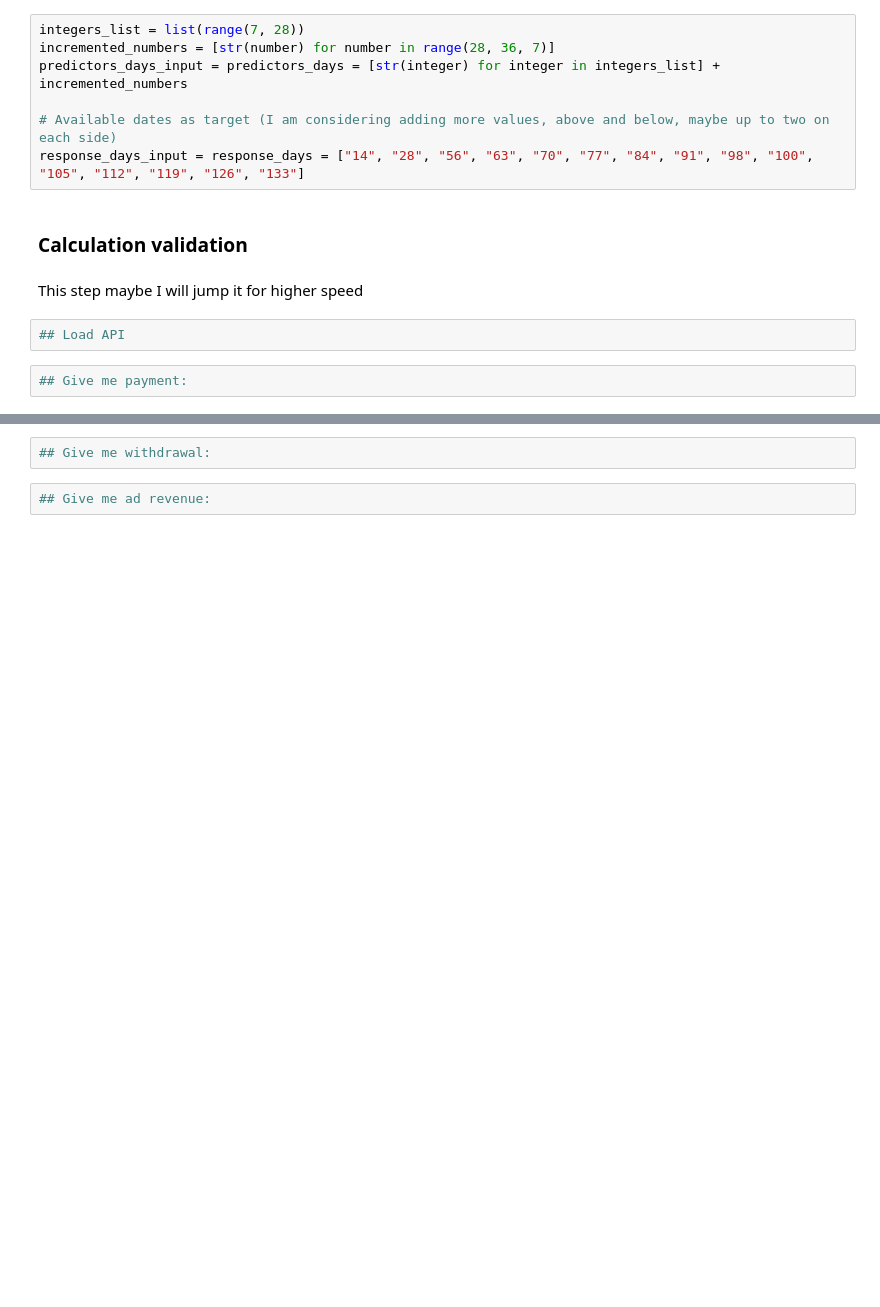
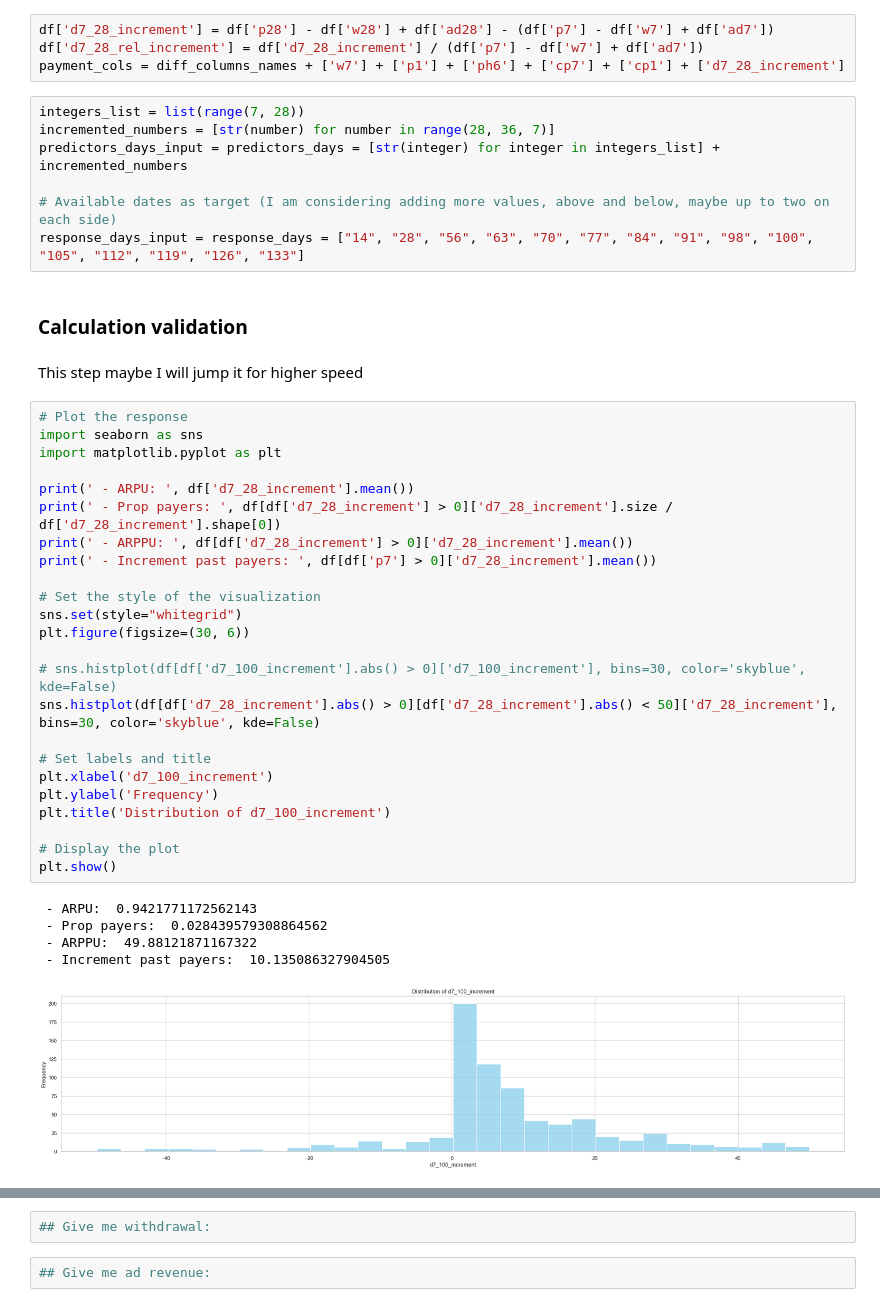
Before and after one commit to PereFuster/Acorn-Casino-PLTV, a Jupyter notebook: acorn_pltv_dict_trainning_ios.ipynb, the cells around one changed output, grey strips where cells are left out. Saved outputs shown, nothing was run; the diff lists cells and outputs as text; blank space fills up the shorter version.

```diff
--- a/acorn_pltv_dict_trainning_ios.ipynb
+++ b/acorn_pltv_dict_trainning_ios.ipynb
@@ -136,3 +134,7 @@ df['d7_28_increment'] = df['p28'] - df['w28'] + df['ad28'] - (df['p7'] - df['w7'
+# %%
+df['d7_28_increment'] = df['p28'] - df['w28'] + df['ad28'] - (df['p7'] - df['w7'] + df['ad7'])
+df['d7_28_rel_increment'] = df['d7_28_increment'] / (df['p7'] - df['w7'] + df['ad7'])
+payment_cols = diff_columns_names + ['w7'] + ['p1'] + ['ph6'] + ['cp7'] + ['cp1'] + ['d7_28_increment']
 # %%
 integers_list = list(range(7, 28))
 incremented_numbers = [str(number) for number in range(28, 36, 7)]
@@ -144,7 +146,33 @@ response_days_input = response_days = ["14", "28", "56", "63", "70", "77", "84",
 ### Calculation validation
 # %% [markdown]
 This step maybe I will jump it for higher speed
-# %%
-## Load API
-# %%
-## Give me payment:
+# %%
+# Plot the response
+import seaborn as sns
+import matplotlib.pyplot as plt
+
+print(' - ARPU: ', df['d7_28_increment'].mean())
+print(' - Prop payers: ', df[df['d7_28_increment'] > 0]['d7_28_increment'].size / df['d7_28_increment'].shape[0])
+print(' - ARPPU: ', df[df['d7_28_increment'] > 0]['d7_28_increment'].mean())
+print(' - Increment past payers: ', df[df['p7'] > 0]['d7_28_increment'].mean())
+
+# Set the style of the visualization
+sns.set(style="whitegrid")
+plt.figure(figsize=(30, 6))
+
+# sns.histplot(df[df['d7_100_increment'].abs() > 0]['d7_100_increment'], bins=30, color='skyblue', kde=False)
+sns.histplot(df[df['d7_28_increment'].abs() > 0][df['d7_28_increment'].abs() < 50]['d7_28_increment'], bins=30, color='skyblue', kde=False)
+
+# Set labels and title
+plt.xlabel('d7_100_increment')
+plt.ylabel('Frequency')
+plt.title('Distribution of d7_100_increment')
+
+# Display the plot
+plt.show()
+# %% [output]
+ - ARPU:  0.9421771172562143
+ - Prop payers:  0.028439579308864562
+ - ARPPU:  49.88121871167322
+ - Increment past payers:  10.135086327904505
+[figure, added]
```
Also changed, not shown: parts of 9 cells of this notebook, 2 other files.
